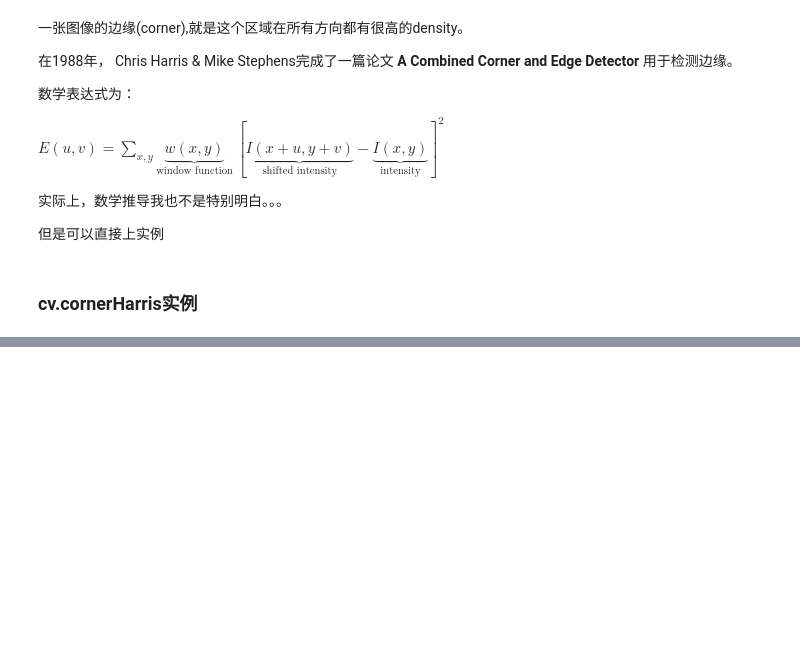
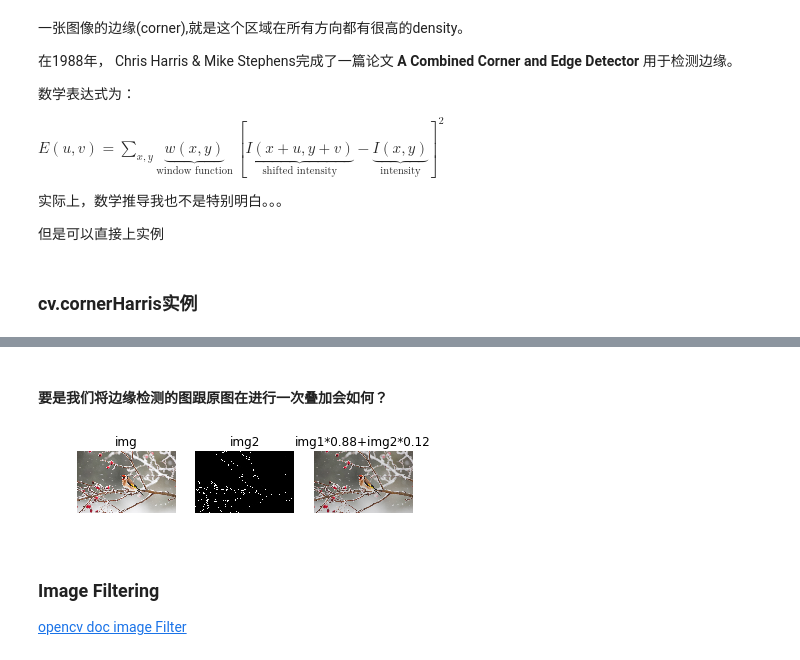
Before and after one commit to kinlin/jupyter-notebook, a Jupyter notebook: opencv-python.ipynb, the cells around one changed output, grey strips where cells are left out. Saved outputs shown, nothing was run; the diff lists cells and outputs as text; code cells hidden in the pictures; blank space fills up the shorter version.

```diff
--- a/opencv-python.ipynb
+++ b/opencv-python.ipynb
@@ -109,0 +137,28 @@ plt.subplot(122), plt.imshow(dst), plt.title("img-harris-corner"),plt.axis('off'
+# %% [markdown]
+#### 要是我们将边缘检测的图跟原图在进行一次叠加会如何？
+# %%
+import cv2
+import numpy as np
+img = cv2.imread('bird.jpg')
+img2 = cv2.imread('bird-canny-100-200.jpg')
+dst=cv.addWeighted(img, 0.88, img2, 0.12, 0)
+cv.imwrite('image-bird-add-cannyAndOrigin.jpg',dst)
+
+img = cv.cvtColor(img, cv.COLOR_BGR2RGB) #opencv是BGR， 而plt是RGB，所以需要转换
+plt.subplot(131), plt.imshow(img), plt.title("img"),plt.axis('off')#不显示坐标尺寸
+img2 = cv.cvtColor(img2, cv.COLOR_BGR2RGB)
+plt.subplot(132), plt.imshow(img2), plt.title("img2"),plt.axis('off')#不显示坐标尺寸
+dst = cv.cvtColor(dst, cv.COLOR_BGR2RGB)
+plt.subplot(133), plt.imshow(dst), plt.title("img1*0.88+img2*0.12"),plt.axis('off')     #不显示坐标尺寸
+
+
+plt.show()
+
+
+#从原理上来说，这就有点类似于ASF的效果。只是ASF用的是 HPF
+# %% [output]
+[figure, added]
+# %% [markdown]
+### Image Filtering
+
+[opencv doc image Filter](https://docs.opencv.org/3.1.0/d4/d86/group__imgproc__filter.html#gad533230ebf2d42509547d514f7d3fbc3)
```
Also changed, not shown: parts of 5 cells of this notebook, 8 other files.
